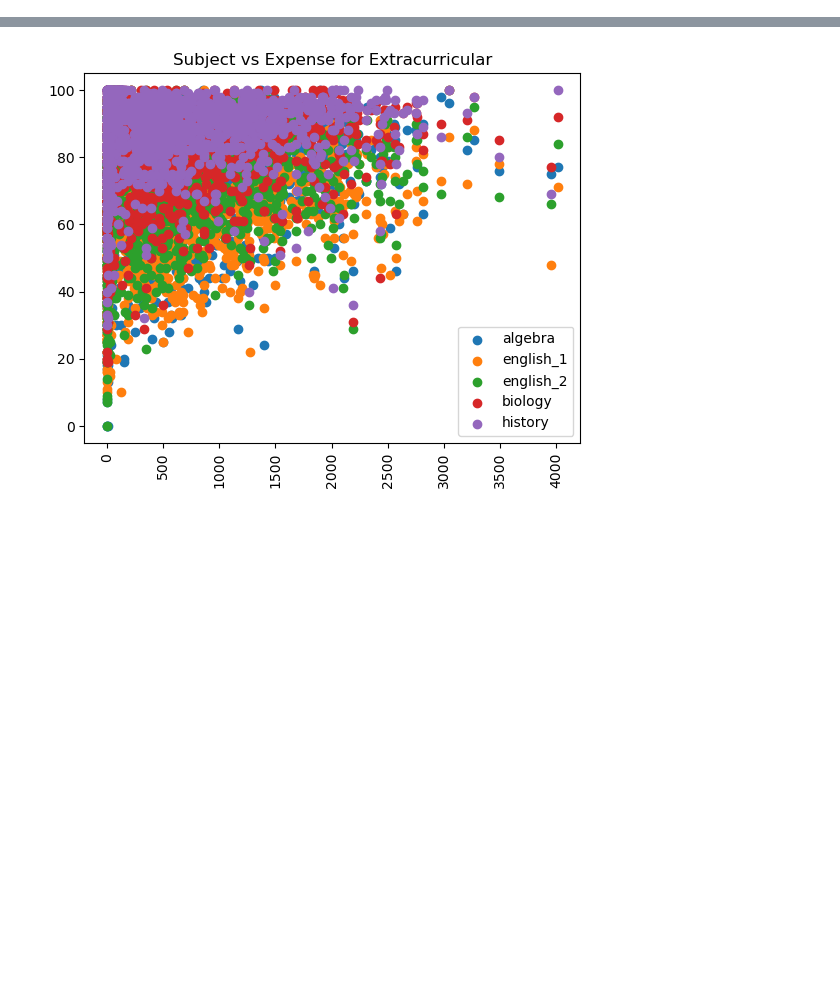
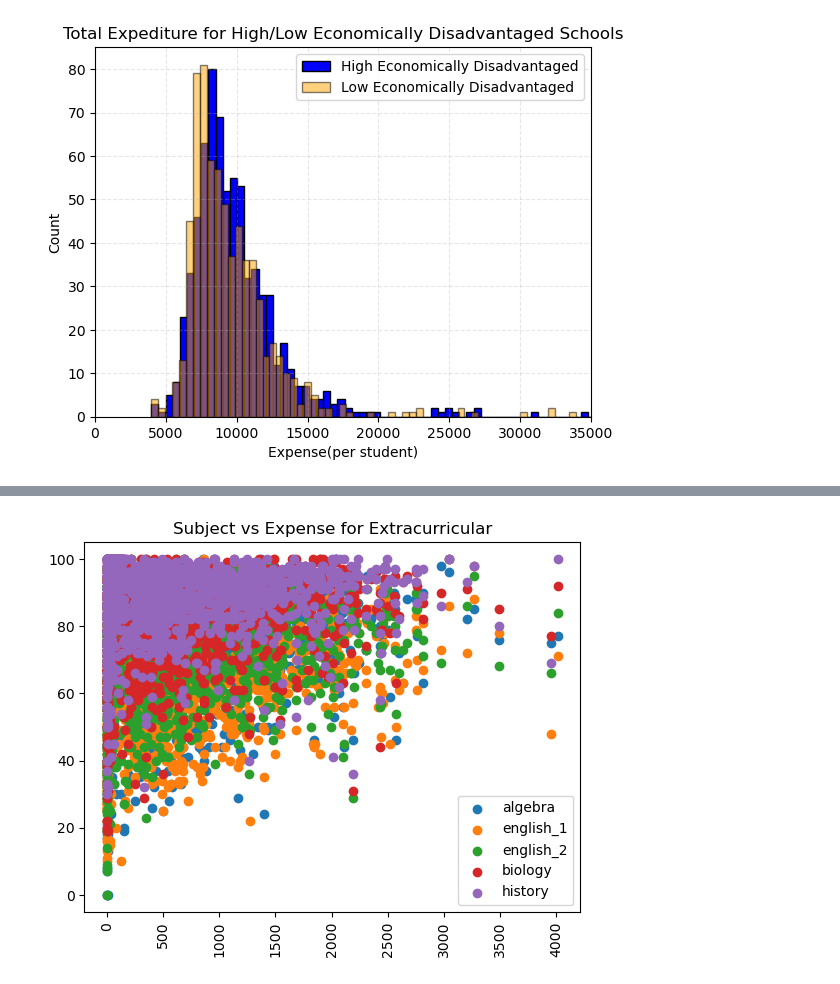
Before and after one commit to college-readiness-preds/capstone_readiness, a Jupyter notebook: bill_folder/random_stuff.ipynb, the cells around one changed output, grey strips where cells are left out. Saved outputs shown, nothing was run; the diff lists cells and outputs as text; code cells hidden in the pictures; blank space fills up the shorter version.

```diff
--- a/bill_folder/random_stuff.ipynb
+++ b/bill_folder/random_stuff.ipynb
@@ -9,3 +9,22 @@ import matplotlib.pyplot as plt
 import prepare
 # %%
 df = prepare.clean_df()
+# %%
+
+# Low/High Economically Disadvantaged
+high = df[df['econdis'] > df['econdis'].mean()]
+low = df[df['econdis'] <= df['econdis'].mean()]
+
+# Plot histograms
+plt.hist(high.total_expend, bins=130, ec='black', color='blue')
+plt.hist(low.total_expend, bins=65, ec='black', color='orange', alpha = .5)
+plt.xlim([0,35000])
+classes = ['High Economically Disadvantaged', 'Low Economically Disadvantaged']
+plt.legend(labels=classes)
+plt.title('Total Expediture for High/Low Economically Disadvantaged Schools')
+plt.xlabel('Expense(per student)')
+plt.ylabel('Count')
+plt.grid(True, alpha=0.3, linestyle='--')
+plt.show()
+# %% [output]
+[figure, added]
```
Also changed, not shown: parts of 14 cells of this notebook, 1 other file.
